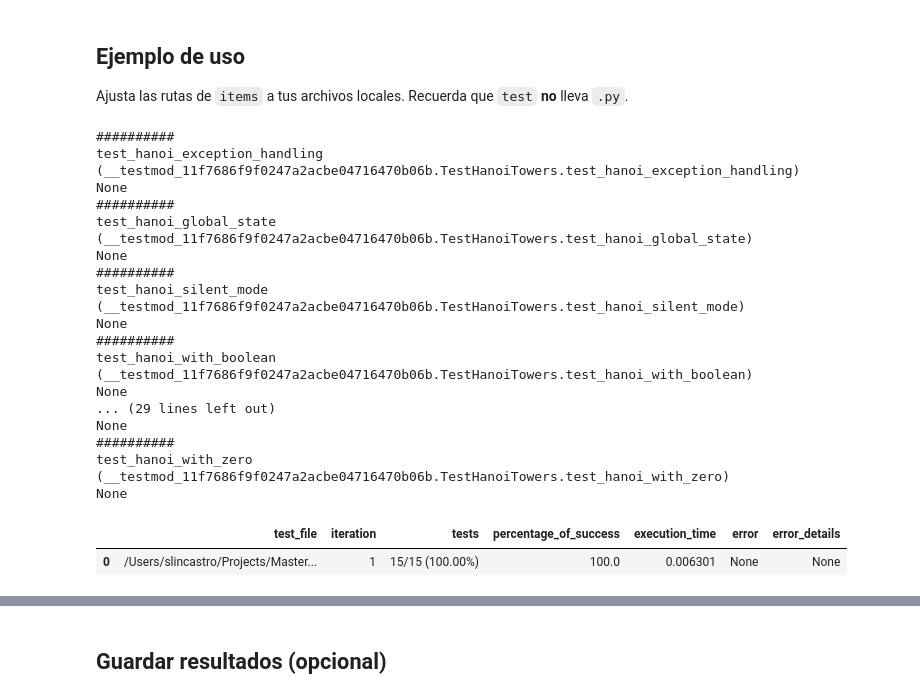
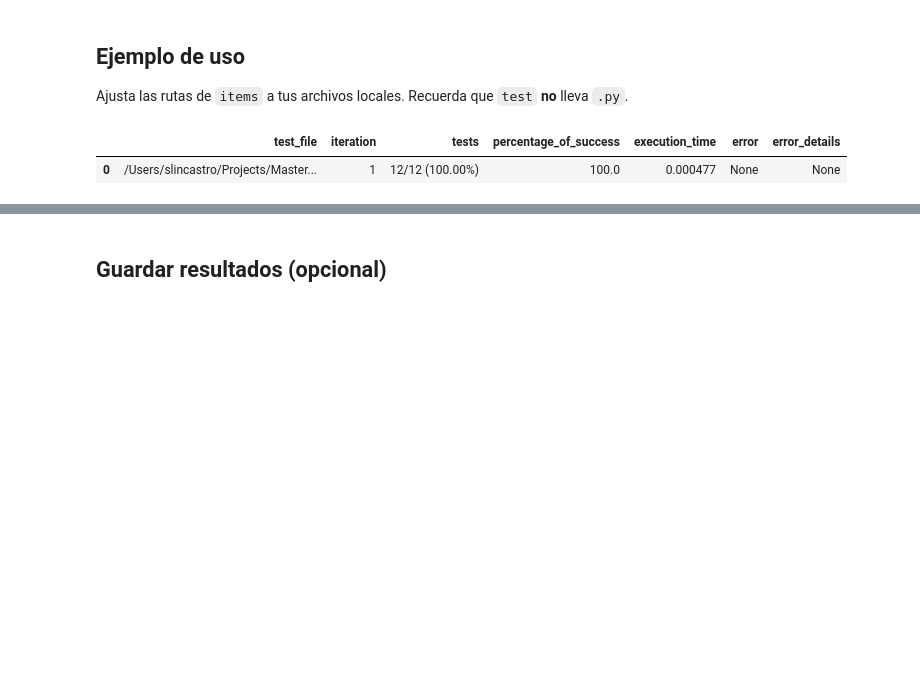
Before and after one commit to slincastro/saucode, a Jupyter notebook: evals/code_improve_and_test_workflow.ipynb, the cells around one changed output, grey strips where cells are left out. Cells and saved outputs as stored; diff of their text form; code cells hidden in the pictures; blank space fills up the shorter version.

```diff
--- a/evals/code_improve_and_test_workflow.ipynb
+++ b/evals/code_improve_and_test_workflow.ipynb
@@ -522,27 +522,10 @@ def run_full_workflow(items: list[dict], api_url: str = API_URL) -> pd.DataFrame
 ## Ejemplo de uso
 Ajusta las rutas de `items` a tus archivos locales. Recuerda que `test` **no** lleva `.py`.
 # %%
-_run_tests_for_file('./src/exercise4_hanoi/hanoi_towers_test.py',1)
+_run_tests_for_file('./src/exercise5_roman_converter/roman_converter_test.py',1)
 # %% [output]
-##########
-test_hanoi_exception_handling (__testmod_11f7686f9f0247a2acbe04716470b06b.TestHanoiTowers.test_hanoi_exception_handling)
-None
-##########
-test_hanoi_global_state (__testmod_11f7686f9f0247a2acbe04716470b06b.TestHanoiTowers.test_hanoi_global_state)
-None
-##########
-test_hanoi_silent_mode (__testmod_11f7686f9f0247a2acbe04716470b06b.TestHanoiTowers.test_hanoi_silent_mode)
-None
-##########
-test_hanoi_with_boolean (__testmod_11f7686f9f0247a2acbe04716470b06b.TestHanoiTowers.test_hanoi_with_boolean)
-None
-... (29 lines left out)
-None
-##########
-test_hanoi_with_zero (__testmod_11f7686f9f0247a2acbe04716470b06b.TestHanoiTowers.test_hanoi_with_zero)
-None
 |  | test_file | iteration | tests | percentage_of_success | execution_time | error | error_details |
-| 0 | /Users/slincastro/Projects/Master... | 1 | 15/15 (100.00%) | 100.0 | 0.006301 | None | None |
+| 0 | /Users/slincastro/Projects/Master... | 1 | 12/12 (100.00%) | 100.0 | 0.000477 | None | None |
 # %%
 
 items = [
```
Also changed, not shown: parts of 1 cell of this notebook, 30 other files.
